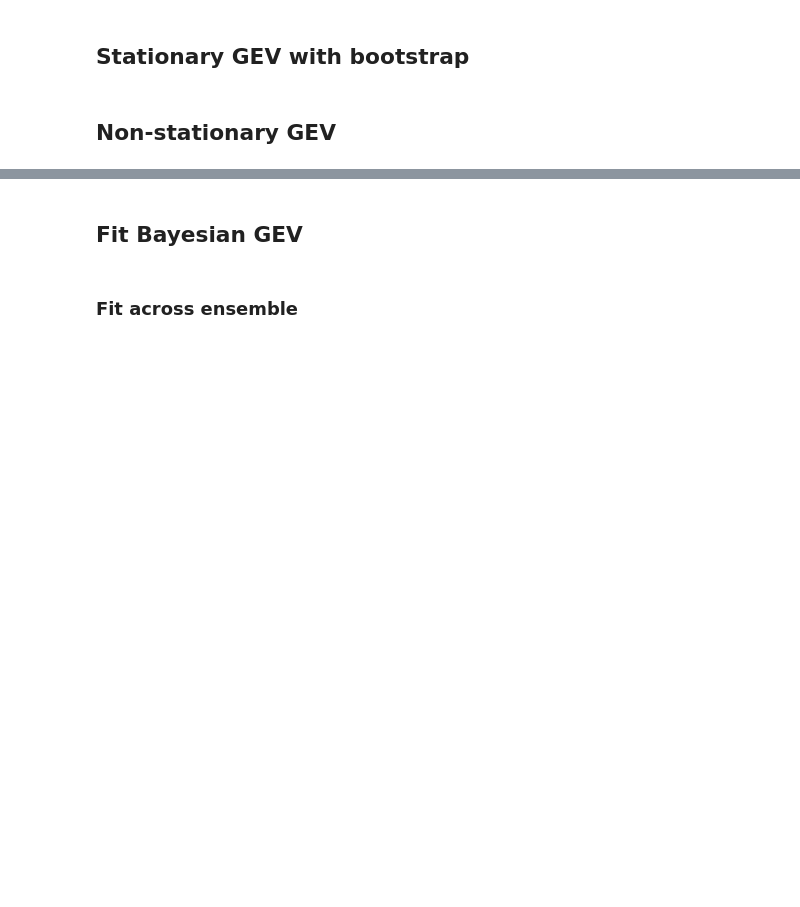
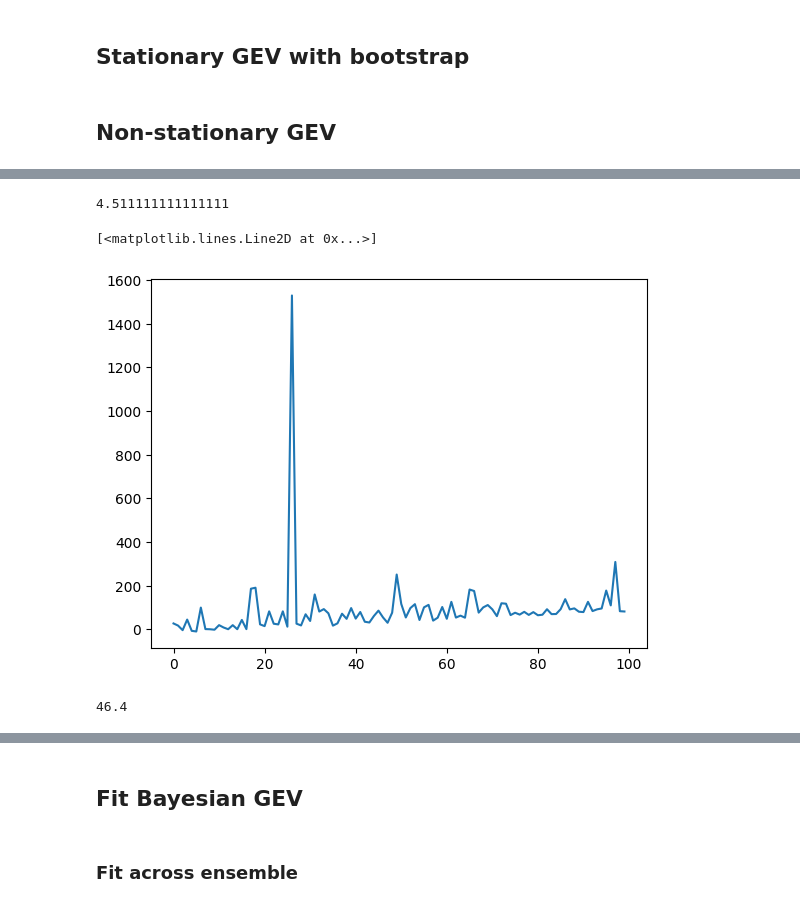
Before and after one commit to david0811/conus_comparison_lafferty-etal-2024, a Jupyter notebook: scripts/02b_eva_cities.ipynb, the cells around one changed output, grey strips where cells are left out. Drawn from its saved outputs; the diff is of its cells as text; code cells hidden in the pictures; blank space fills up the shorter version.

```diff
--- a/scripts/02b_eva_cities.ipynb
+++ b/scripts/02b_eva_cities.ipynb
@@ -116,0 +147,4 @@ _ = dask.compute(*delayed)
+# %%
+35*464/60/60
+# %% [output]
+4.511111111111111
@@ -116,0 +153,2 @@ _ = dask.compute(*delayed)
+# %%
+test = gev.rvs(-0.5, loc=np.arange(100), scale=20, size=(10, 100))
@@ -116,0 +157,5 @@ _ = dask.compute(*delayed)
+# %%
+plt.plot(test[5])
+# %% [output]
+[<matplotlib.lines.Line2D at 0x...>]
+[figure, added]
@@ -116,0 +164,4 @@ _ = dask.compute(*delayed)
+# %%
+464*6/60
+# %% [output]
+46.4
```
Also changed, not shown: parts of 12 cells of this notebook, 17 other files.
